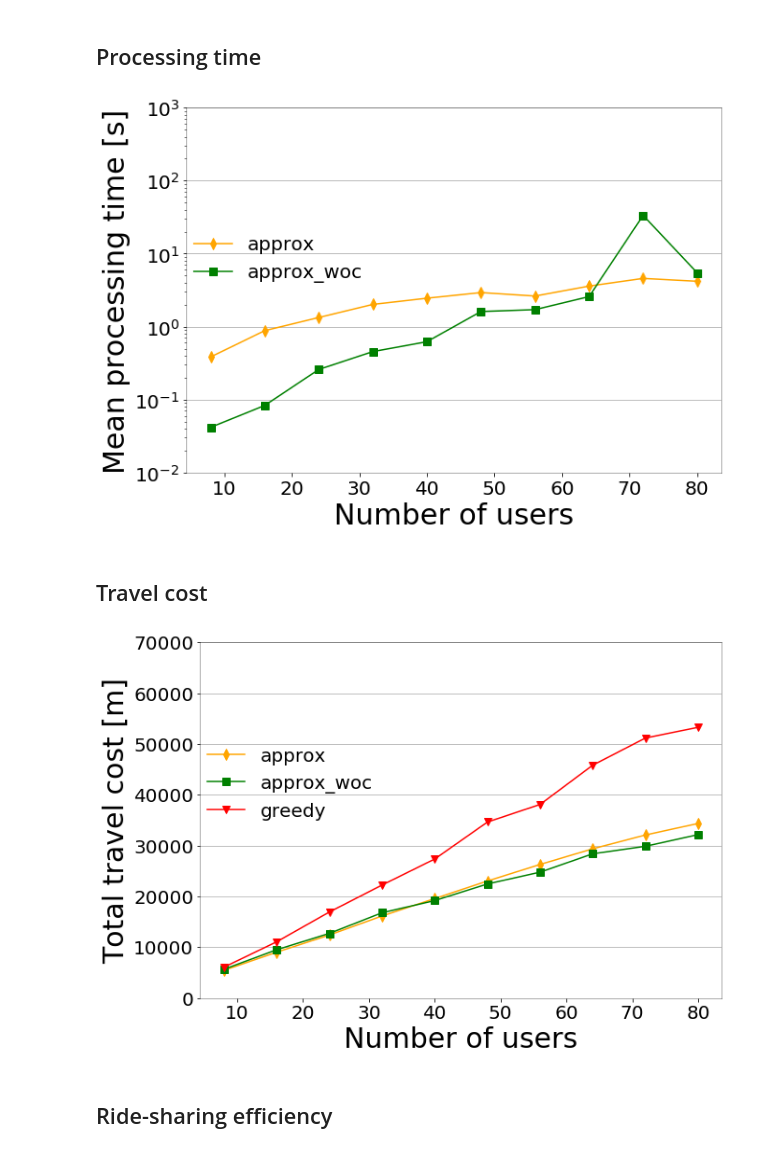
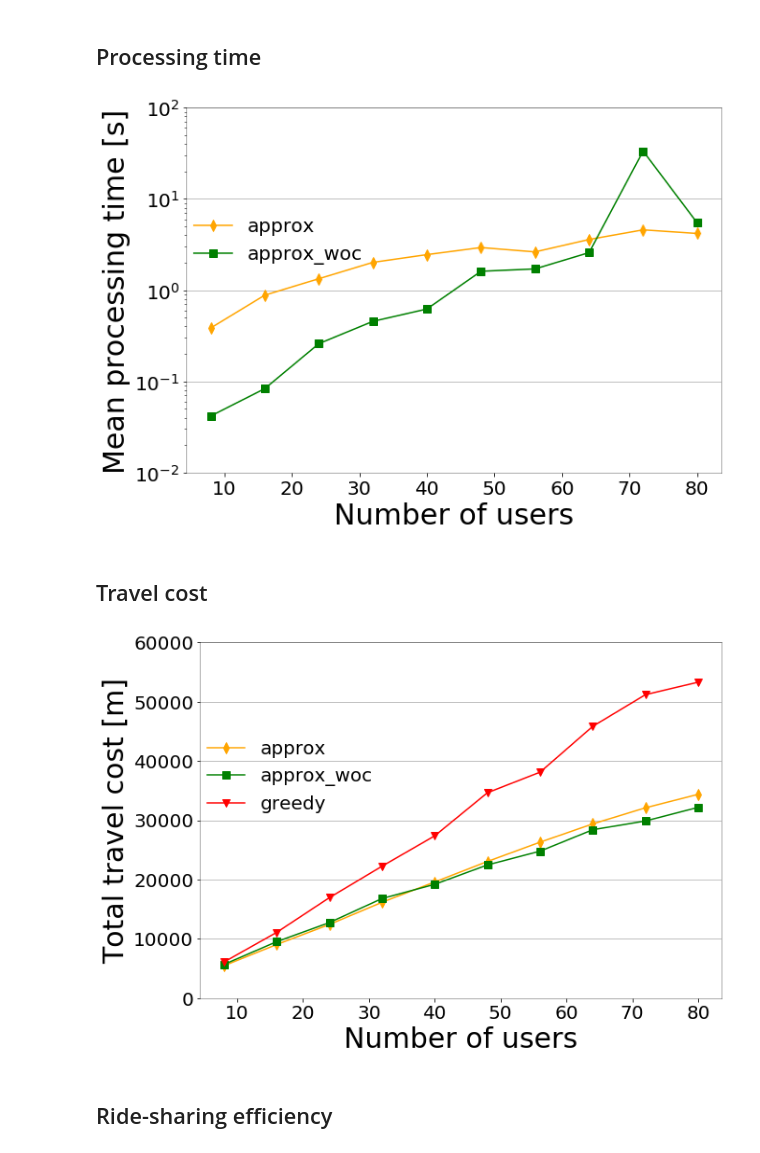
Before and after one commit to hsgser/ABRSWC, a Jupyter notebook: Evaluate_number_of_user.ipynb, the cells around one changed output. Drawn from its saved outputs; the diff is of its cells as text; code cells hidden in the pictures.

```diff
--- a/Evaluate_number_of_user.ipynb
+++ b/Evaluate_number_of_user.ipynb
@@ -144,24 +144,25 @@ plot_proc_time(
     df_time,
     sizes,
     exp_name,
-    ylim=(10**-2, 10**3),
-    xlabel='Number of users'
+    ylim=(10**-2, 10**2),
+    xlabel='Number of users',
+    legend_loc=(0, 0.55)
 )
 # %% [output]
-[figure, old version]
+[figure, new version]
 # %% [markdown]
 ## Travel cost
 # %%
 plot_travel_cost(
     df_cost,
     sizes,
     exp_name,
-    ylim=(0,70000),
+    ylim=(0,60000),
     xlabel='Number of users',
-    legend_loc=(0, 0.48)
+    legend_loc=(0, 0.5)
 )
 # %% [output]
-[figure, old version]
+[figure, new version]
 # %% [markdown]
 ## Ride-sharing efficiency
 # %%
```
Also changed, not shown: parts of 2 cells of this notebook, 5 other files.
